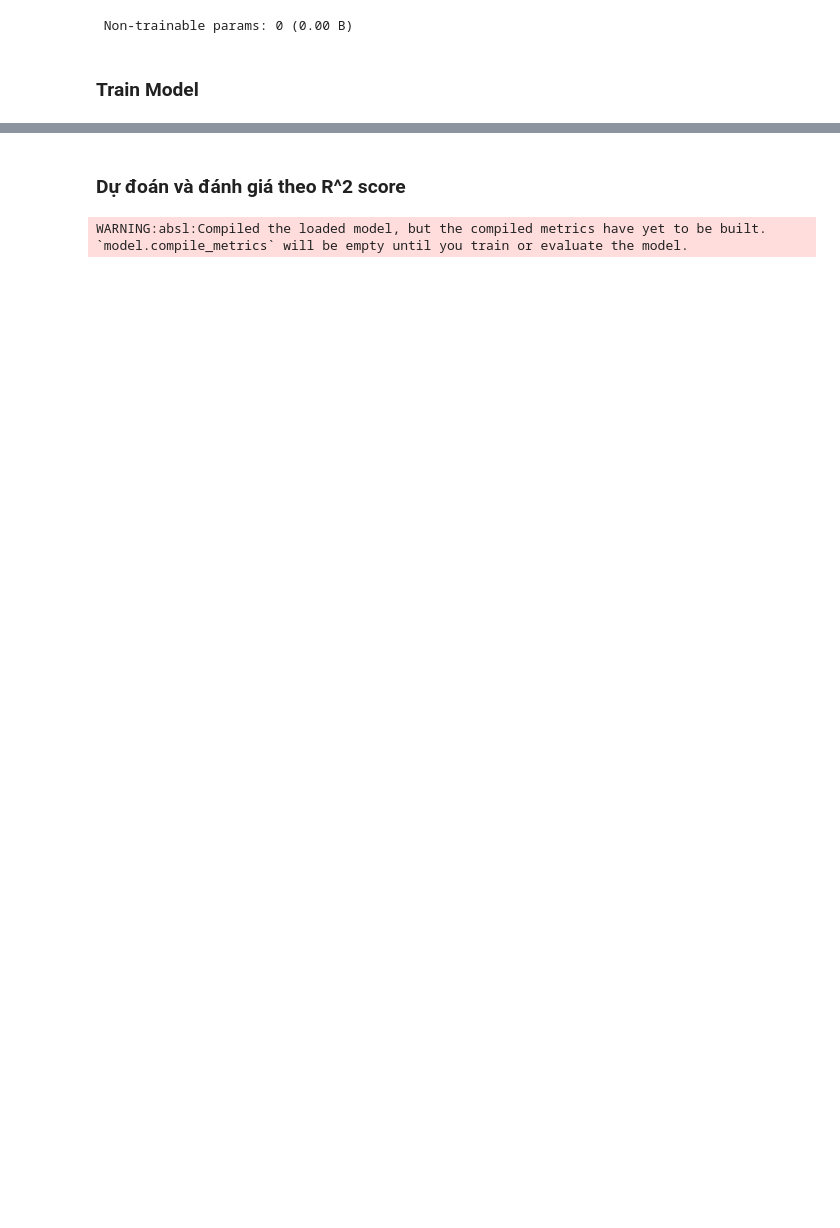
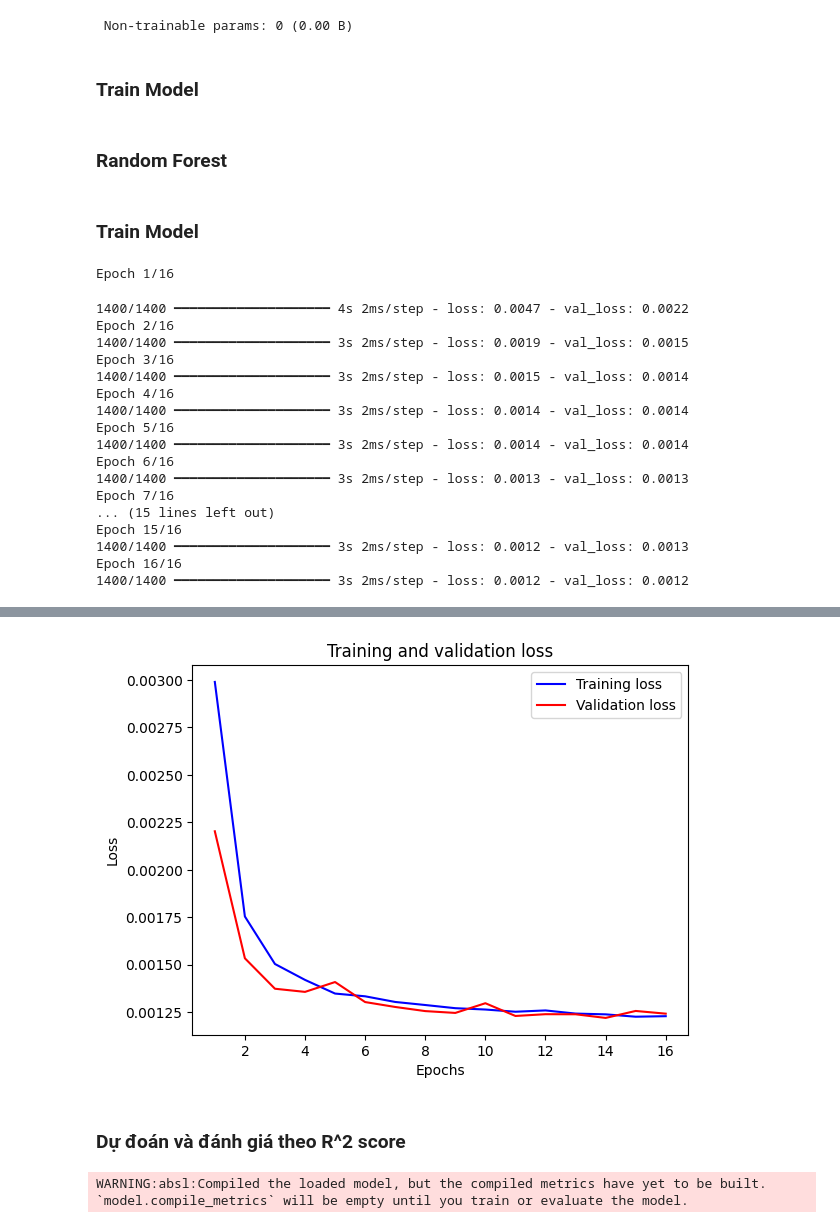
Before and after one commit to OnionSm/CS117.O22, a Jupyter notebook: implementation.ipynb, the cells around one changed output, grey strips where cells are left out. Drawn from its saved outputs; the diff is of its cells as text; code cells hidden in the pictures; blank space fills up the shorter version.

```diff
--- a/implementation.ipynb
+++ b/implementation.ipynb
@@ -159,29 +184,26 @@ print(X_test)
 ### Define model Neural Network
 # %%
 from keras.models import Sequential
-from keras.layers import Dense, Dropout
-from keras.optimizers import SGD
+from keras.layers import Dense
+from keras.optimizers import Adamax
 
 def define_model():
     model = Sequential()
 
     # Layer 1
-    model.add(Dense(64, input_dim=7, activation='relu'))
+    model.add(Dense(256, input_dim=7, activation='relu'))
 
     # Layer 2
-    model.add(Dense(128, activation='relu'))
-
-    model.add(Dropout(0.2))
+    model.add(Dense(512, activation='relu'))
 
     # Layer 3
-    model.add(Dense(128, activation='relu'))
-
-    model.add(Dropout(0.2))
+    model.add(Dense(512, activation='relu'))
 
     # Layer 4
     model.add(Dense(6, activation='relu'))
 
-    model.compile(optimizer="adamax", loss='mean_squared_error')
+    optimizer = Adamax(learning_rate=0.001)
+    model.compile(optimizer=optimizer, loss='mean_squared_error')
 
     return model
 
@@ -219,7 +237,7 @@ import matplotlib.pyplot as plt
 
 def train_and_plot_loss():
     model = define_model()
-    history = model.fit(X_train, y_train, epochs=64, batch_size=1, validation_split=0.2, shuffle=True ,verbose=1)
+    history = model.fit(X_train, y_train, epochs=16, batch_size=8, validation_split=0.2, shuffle=True ,verbose=1)
     model.save('final_model.h5')
 
     # Lấy giá trị loss từ lịch sử huấn luyện
@@ -235,11 +253,15 @@ def train_and_plot_loss():
     plt.ylabel('Loss')
     plt.legend()
     plt.show()
+# %% [markdown]
+### Random Forest
 # %%
 import joblib
 def train2():
     model2 = define_model_2()
     model2.fit(X_train, y_train)
     joblib.dump(model2, 'random_forest_model.pkl')
+# %% [markdown]
+### Train Model
 # %%
 train2()
@@ -247,0 +268,21 @@ train2()
+# %%
+train_and_plot_loss()
+# %% [output]
+Epoch 1/16
+1400/1400 ━━━━━━━━━━━━━━━━━━━━ 4s 2ms/step - loss: 0.0047 - val_loss: 0.0022
+Epoch 2/16
+1400/1400 ━━━━━━━━━━━━━━━━━━━━ 3s 2ms/step - loss: 0.0019 - val_loss: 0.0015
+Epoch 3/16
+1400/1400 ━━━━━━━━━━━━━━━━━━━━ 3s 2ms/step - loss: 0.0015 - val_loss: 0.0014
+Epoch 4/16
+1400/1400 ━━━━━━━━━━━━━━━━━━━━ 3s 2ms/step - loss: 0.0014 - val_loss: 0.0014
+Epoch 5/16
+1400/1400 ━━━━━━━━━━━━━━━━━━━━ 3s 2ms/step - loss: 0.0014 - val_loss: 0.0014
+Epoch 6/16
+1400/1400 ━━━━━━━━━━━━━━━━━━━━ 3s 2ms/step - loss: 0.0013 - val_loss: 0.0013
+Epoch 7/16
+... (15 lines left out)
+Epoch 15/16
+1400/1400 ━━━━━━━━━━━━━━━━━━━━ 3s 2ms/step - loss: 0.0012 - val_loss: 0.0013
+Epoch 16/16
+1400/1400 ━━━━━━━━━━━━━━━━━━━━ 3s 2ms/step - loss: 0.0012 - val_loss: 0.0012
@@ -248,3 +290,4 @@ train2()
+[figure, added]
 # %% [markdown]
 ### Dự đoán và đánh giá theo R^2 score
 # %%
```
Also changed, not shown: parts of 13 cells of this notebook, 2 other files.
